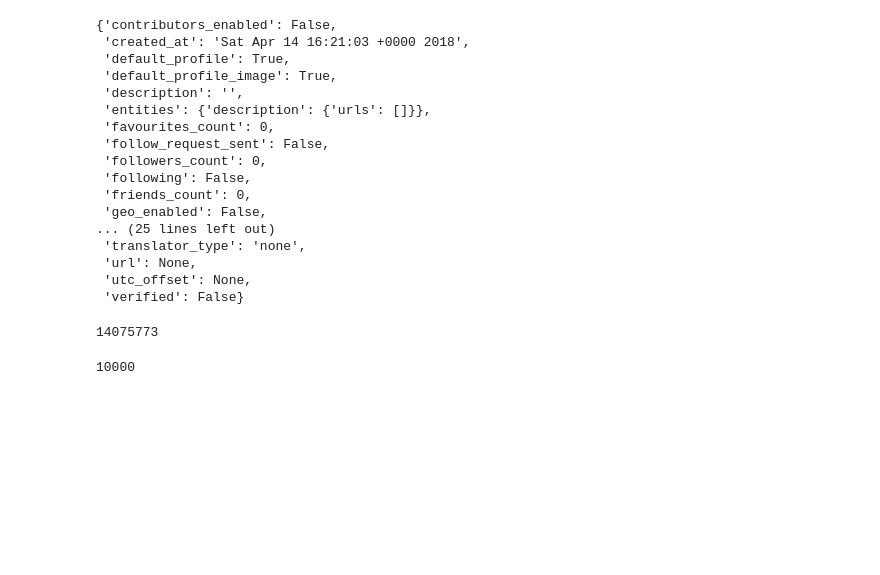
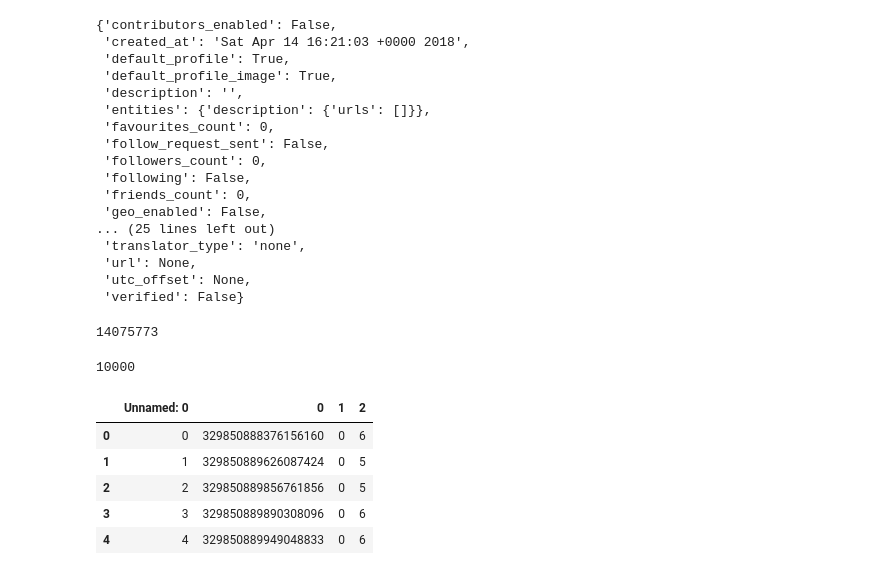
Before and after one commit to kartikn27/twitter_spam_detection, a Jupyter notebook: Retrieve data.ipynb, the cells around one changed output. Saved outputs shown, nothing was run; the diff lists cells and outputs as text; code cells hidden in the pictures; blank space fills up the shorter version.

```diff
--- a/Retrieve data.ipynb
+++ b/Retrieve data.ipynb
@@ -69,4 +82,13 @@ t1 = pd.read_csv("data3.csv")
 len(t1)
 # %% [output]
 10000
+# %%
+t1.head()
+# %% [output]
+|  | Unnamed: 0 | 0 | 1 | 2 |
+| 0 | 0 | 329850888376156160 | 0 | 6 |
+| 1 | 1 | 329850889626087424 | 0 | 5 |
+| 2 | 2 | 329850889856761856 | 0 | 5 |
+| 3 | 3 | 329850889890308096 | 0 | 6 |
+| 4 | 4 | 329850889949048833 | 0 | 6 |
 # %%
```
Also changed, not shown: parts of 16 cells of this notebook.
